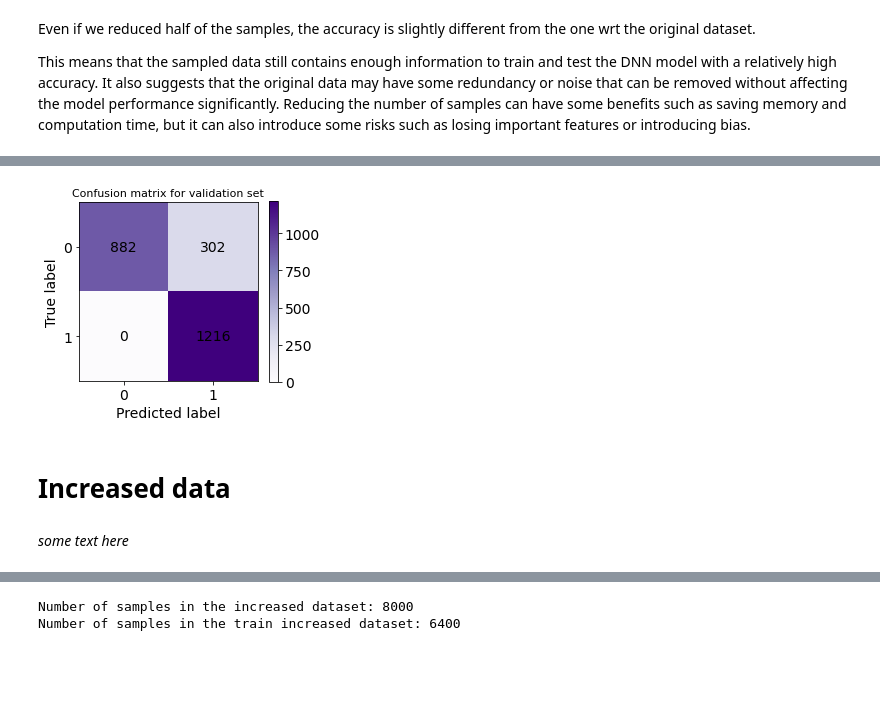
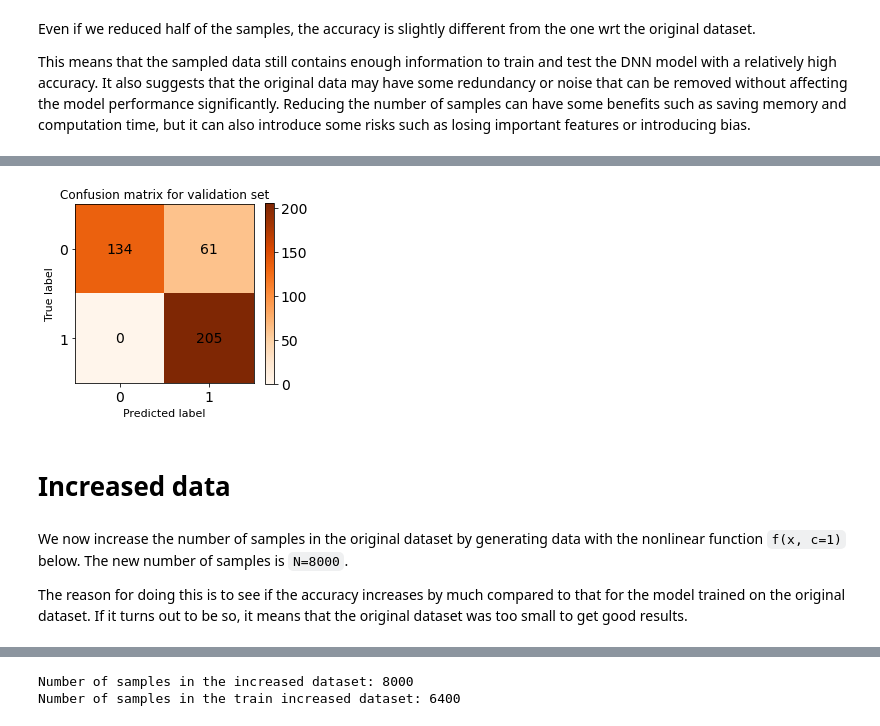
Before and after one commit to Berto70/comp_lab_b, a Jupyter notebook: assignments/group2307_exercise1.ipynb, the cells around one changed output, grey strips where cells are left out. Drawn from its saved outputs; the diff is of its cells as text; code cells hidden in the pictures; blank space fills up the shorter version.

Commit message:
edited text, comment and formatting. Added augmented and task 3

```diff
--- a/assignments/group2307_exercise1.ipynb
+++ b/assignments/group2307_exercise1.ipynb
@@ -500,0 +540,24 @@ The accuracy our NN model achieved means that, out of all the instances or obser
+# %%
+# Predicting the labels for the validation set
+y_pred = best_model.predict(x_valid)
+y_pred = (y_pred > 0.5).astype(int)
+
+# Computing the confusion matrix
+cm = sklearn.metrics.confusion_matrix(y_valid, y_pred)
+
+# Plotting the confusion matrix as a heatmap
+plt.figure(figsize=(4,4))
+plt.title('Confusion matrix for validation set', fontsize=11)
+plt.xlabel('Predicted label')
+plt.ylabel('True label')
+plt.imshow(cm, cmap='Oranges', interpolation='nearest')
+plt.colorbar(shrink=0.83)
+plt.xticks([0,1], ['0', '1'])
+plt.yticks([0,1], ['0', '1'])
+
+# Adding the number of predictions to each cell
+for i in range(2):
+    for j in range(2):
+        plt.text(j,i,str(cm[i,j]), ha='center', va='center', color='black')
+
+plt.show()
@@ -529,8 +594,8 @@ print("Number of samples in the reduced dataset:",N)
 print("Number of samples in the reduced train dataset:",N_train)
 
 # sampling between training and validation samples
-(x_train_red, y_train_red) = (x[0:N_train], y[0:N_train])
-(x_valid_red, y_valid_red) = (x[N_train:], y[N_train:])
+(x_train_red, y_train_red) = (x_sampled[0:N_train], y_sampled[0:N_train])
+(x_valid_red, y_valid_red) = (x_sampled[N_train:], y_sampled[N_train:])
 # %% [output]
 Number of samples in the reduced dataset: 2000
 Number of samples in the reduced train dataset: 1600
@@ -716,31 +786,33 @@ The best valadation accuracy, 0.884, was achieved on the 420th epoch.
 # %%
-#Predicting the labels for the validation set
+# Predicting the labels for the validation set
 y_pred = best_model.predict(x_valid_red)
 y_pred = (y_pred > 0.5).astype(int)
 
-#Computing the confusion matrix
+# Computing the confusion matrix
 cm = sklearn.metrics.confusion_matrix(y_valid_red, y_pred)
 
-#Plotting the confusion matrix as a heatmap
+# Plotting the confusion matrix as a heatmap
 plt.figure(figsize=(4,4))
-plt.title('Confusion matrix for validation set', fontsize=11)
-plt.xlabel('Predicted label')
-plt.ylabel('True label')
-plt.imshow(cm, cmap='Purples', interpolation='nearest')
+plt.title('Confusion matrix for validation set', fontsize=12)
+plt.xlabel('Predicted label', fontsize=11)
+plt.ylabel('True label', fontsize=11)
+plt.imshow(cm, cmap='Oranges', interpolation='nearest')
 plt.colorbar(shrink=0.83)
 plt.xticks([0,1], ['0', '1'])
 plt.yticks([0,1], ['0', '1'])
 
-#Adding the number of predictions to each cell
+# Adding the number of predictions to each cell
 for i in range(2):
     for j in range(2):
         plt.text(j,i,str(cm[i,j]), ha='center', va='center', color='black')
 
 plt.show()
 # %% [output]
-[figure, old version]
+[figure, new version]
 # %% [markdown]
 # Increased data
 # %% [markdown]
-_some text here_
+We now increase the number of samples in the original dataset by generating data with the nonlinear function `f(x, c=1)` below. The new number of samples is `N=8000`.
+
+The reason for doing this is to see if the accuracy increases by much compared to that for the model trained on the original dataset. If it turns out to be so, it means that the original dataset was too small to get good results.
 # %%
```
Also changed, not shown: parts of 67 cells of this notebook.
